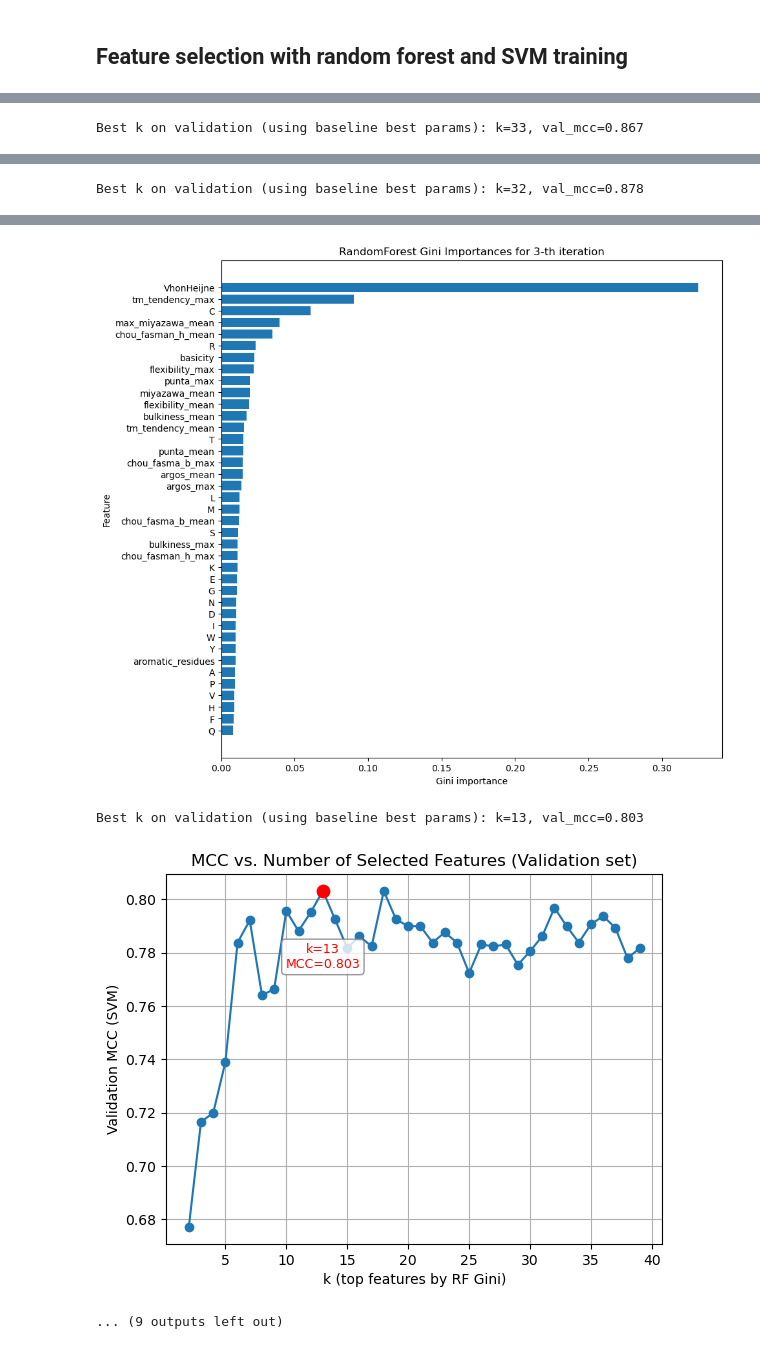
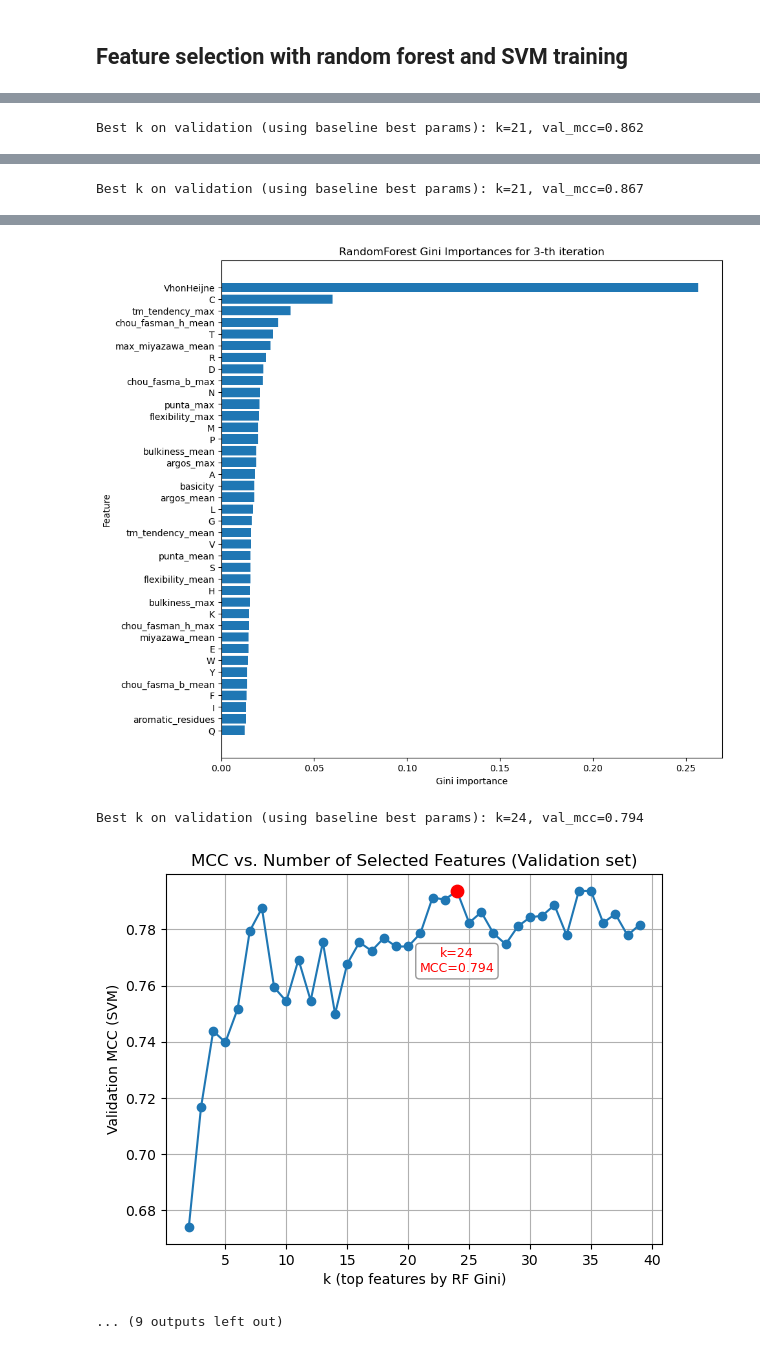
Before and after one commit to LucaCagnini/LB2_project_Group_3, a Jupyter notebook: Feature_Selection/feauture_selection.ipynb, the cells around one changed output, grey strips where cells are left out. Drawn from its saved outputs; the diff is of its cells as text; code cells hidden in the pictures.

```diff
--- a/Feature_Selection/feauture_selection.ipynb
+++ b/Feature_Selection/feauture_selection.ipynb
@@ -108,8 +108,7 @@ gamma_grid = ["scale", 0.01, 0.1, 1.0]
 feature_counter={}
 #create a Pipeline with StandardScaler to normalize data and SVC as predictor model
 pipeline = Pipeline([("scaler" , StandardScaler()) , ("svm" , SVC())])
-rf = RandomForestClassifier(n_estimators=1000, n_jobs=-1, random_state=50) # construct the random forest classifier (-1 vuol dire utilizzare tutti i processori in parallelo).
-
+rf = RandomForestClassifier(n_estimators=1000, n_jobs=-1, random_state=50, class_weight={0: 9, 1: 1}) # construct the random forest classifier
 
 for i in range(1,6): #iteration on the sets
     #Load the npz files of training, testing and validation sets for each iteration
@@ -254 +253 @@ Features by Gini importance for 1-th iteration:
-Best k on validation (using baseline best params): k=33, val_mcc=0.867
+Best k on validation (using baseline best params): k=21, val_mcc=0.862
@@ -274 +273 @@ Features by Gini importance for 2-th iteration:
-Best k on validation (using baseline best params): k=32, val_mcc=0.878
+Best k on validation (using baseline best params): k=21, val_mcc=0.867
@@ -293,6 +292,6 @@ Features by Gini importance for 3-th iteration:
-[figure, old version]
+[figure, new version]
-Best k on validation (using baseline best params): k=13, val_mcc=0.803
+Best k on validation (using baseline best params): k=24, val_mcc=0.794
-[figure, old version]
+[figure, new version]
 ... (9 outputs left out)
 # %%
 #Select the features that we will use for training the final model
```
Also changed, not shown: parts of 2 cells of this notebook, 4 other files.
